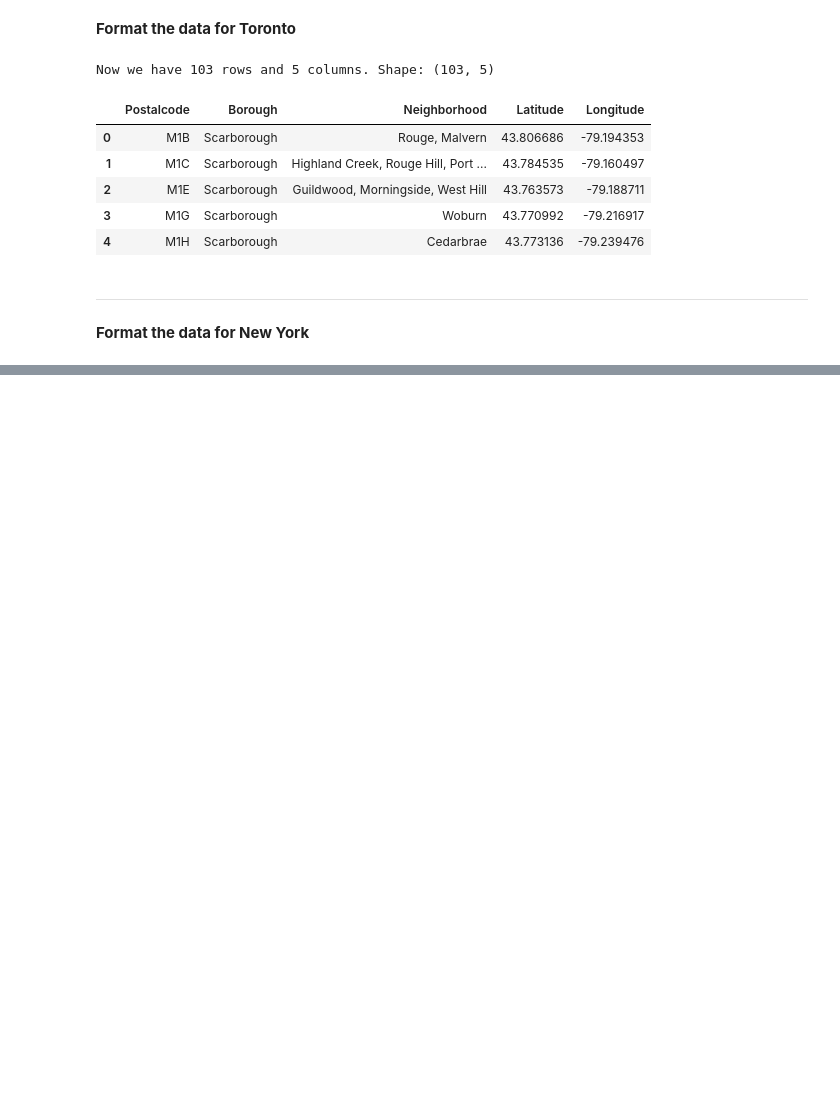
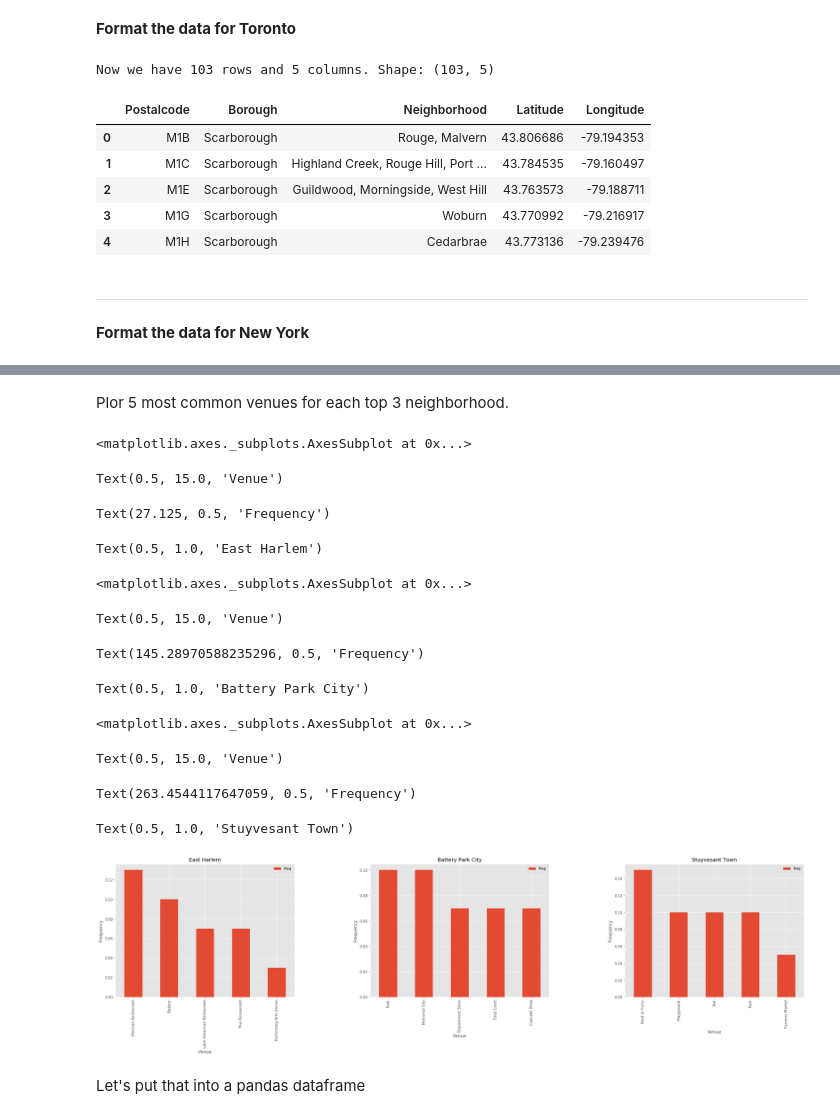
Before and after one commit to yeinel/The-Battle-of-Neighborhoods, a Jupyter notebook: The-Battle-of-Neighborhoods-week2.ipynb, the cells around one changed output, grey strips where cells are left out. Drawn from its saved outputs; the diff is of its cells as text; code cells hidden in the pictures; blank space fills up the shorter version.

```diff
--- a/The-Battle-of-Neighborhoods-week2.ipynb
+++ b/The-Battle-of-Neighborhoods-week2.ipynb
@@ -219,0 +536,3 @@ Name: Borough, dtype: int64
+# %%
+manhattan_data = df_newyork[df_newyork['Borough'] == 'Manhattan'].reset_index(drop=True)
+manhattan_data.head()
@@ -219,0 +586,3 @@ Name: Borough, dtype: int64
+# %%
+manhattan_grouped = manhattan_onehot.groupby('Neighborhood').mean().reset_index()
+manhattan_grouped.head()
@@ -219,0 +599,4 @@ Name: Borough, dtype: int64
+# %%
+#clear the dataframe first for each execution
+#manhattan_grouped_top_3 = manhattan_grouped_top_3.iloc[0:0]#required to clear if execute twice
+manhattan_grouped_top_3 = manhattan_grouped.copy()
@@ -219,0 +605,6 @@ Name: Borough, dtype: int64
+# %%
+#sum mean for each Neighborhood
+manhattan_grouped_top_3["Total"] = manhattan_grouped_top_3.loc[:, manhattan_grouped_top_3.columns != 'Neighborhood'].sum(axis=1,skipna=True,numeric_only=True)
+#order Neighborhood by total venue frecuency
+manhattan_grouped_top_3 = manhattan_grouped_top_3.sort_values('Total', ascending=False).reset_index(drop=True).head(3)
+manhattan_grouped_top_3
@@ -219,0 +617,42 @@ Name: Borough, dtype: int64
+# %% [markdown]
+Plor 5 most common venues for each top 3 neighborhood.
+# %%
+
+num_top_venues = 5
+
+count = 0
+fig, axes = plt.subplots(nrows=1, ncols=3)
+#fig.suptitle('Top 3 neighborhood along with the top 5 most common venues')
+fig.tight_layout()
+for hood in manhattan_grouped_top_3['Neighborhood']:
+    #print("----"+hood+"----")
+    temp = manhattan_grouped_top_3[manhattan_grouped_top_3['Neighborhood'] == hood].T.reset_index()
+    temp.columns = ['venue','freq']
+    temp = temp.iloc[1:-1]
+    temp['freq'] = temp['freq'].astype(float)
+    temp = temp.round({'freq': 2})
+    temp = temp.sort_values('freq', ascending=False).reset_index(drop=True).head(num_top_venues)
+    temp.set_index('venue', inplace=True)
+    #print(temp)
+    # step 2: plot data
+    temp.plot(kind='bar', figsize=(30, 6),ax=axes[count])
+    axes[count].set_xlabel('Venue') # add to x-label to the plot
+    axes[count].set_ylabel('Frequency') # add y-label to the plot
+    axes[count].set_title(hood) # add title to the plot
+    count = count+1
+# %% [output]
+<matplotlib.axes._subplots.AxesSubplot at 0x...>
+Text(0.5, 15.0, 'Venue')
+Text(27.125, 0.5, 'Frequency')
+Text(0.5, 1.0, 'East Harlem')
+<matplotlib.axes._subplots.AxesSubplot at 0x...>
+Text(0.5, 15.0, 'Venue')
+Text(145.28970588235296, 0.5, 'Frequency')
+Text(0.5, 1.0, 'Battery Park City')
+<matplotlib.axes._subplots.AxesSubplot at 0x...>
+Text(0.5, 15.0, 'Venue')
+Text(263.4544117647059, 0.5, 'Frequency')
+Text(0.5, 1.0, 'Stuyvesant Town')
+[figure, added]
+# %% [markdown]
+Let's put that into a pandas dataframe
```
Also changed, not shown: parts of 69 cells of this notebook.
